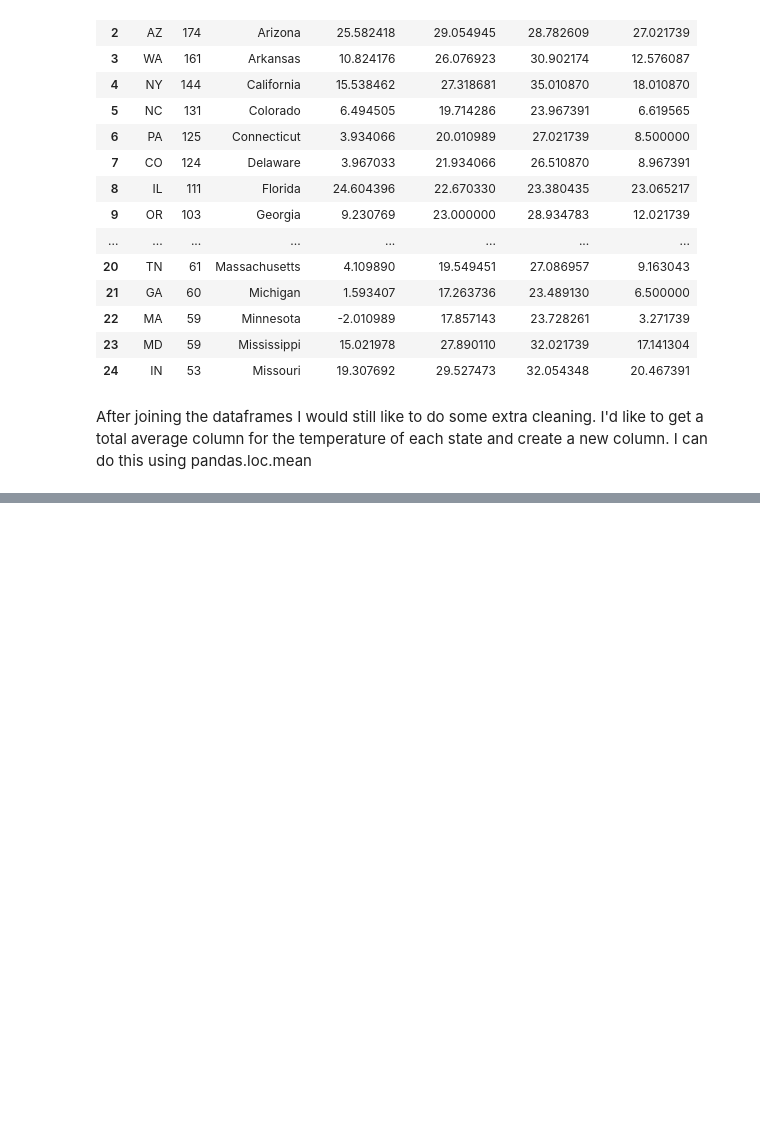
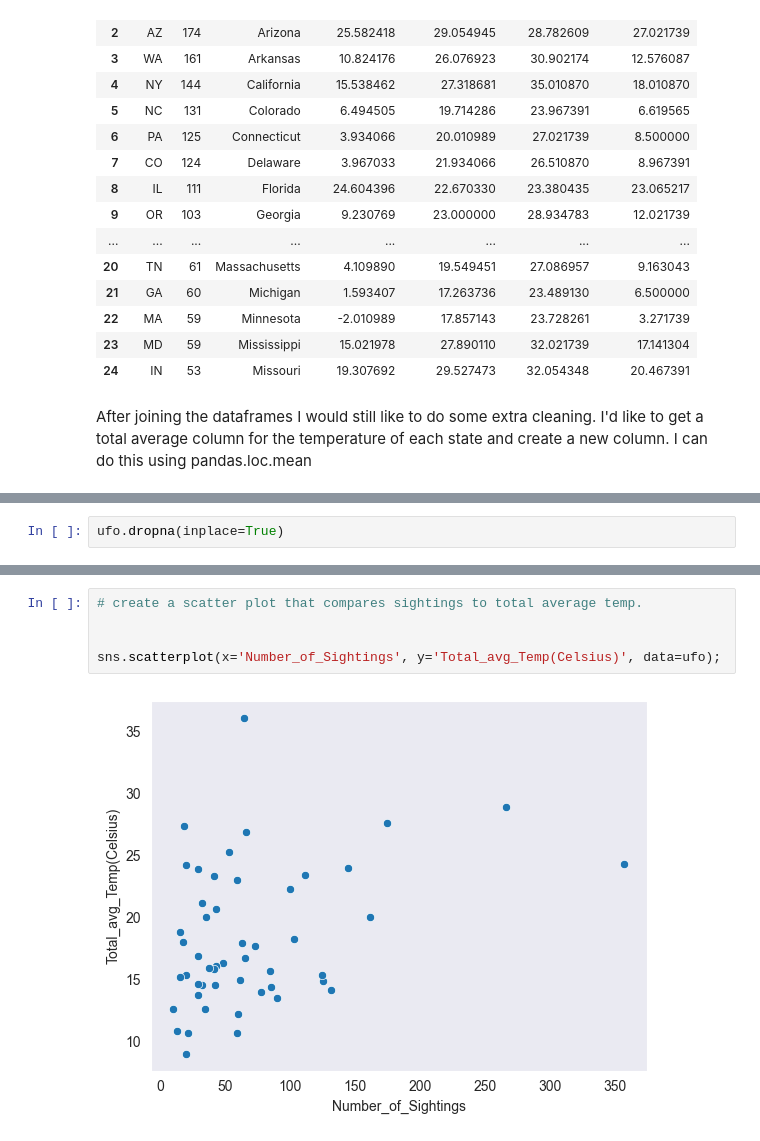
Before and after one commit to southsidefreddy/ufo_project, a Jupyter notebook: ufo.ipynb, the cells around one changed output, grey strips where cells are left out. Drawn from its saved outputs; the diff is of its cells as text; blank space fills up the shorter version.

```diff
--- a/ufo.ipynb
+++ b/ufo.ipynb
@@ -184,0 +200,2 @@ ufo.head()
+# %%
+ufo.dropna(inplace=True)
@@ -184,0 +206,7 @@ ufo.head()
+# %%
+# create a scatter plot that compares sightings to total average temp.
+
+
+sns.scatterplot(x='Number_of_Sightings', y='Total_avg_Temp(Celsius)', data=ufo);
+# %% [output]
+[figure, added]
```
Also changed, not shown: parts of 11 cells of this notebook.
